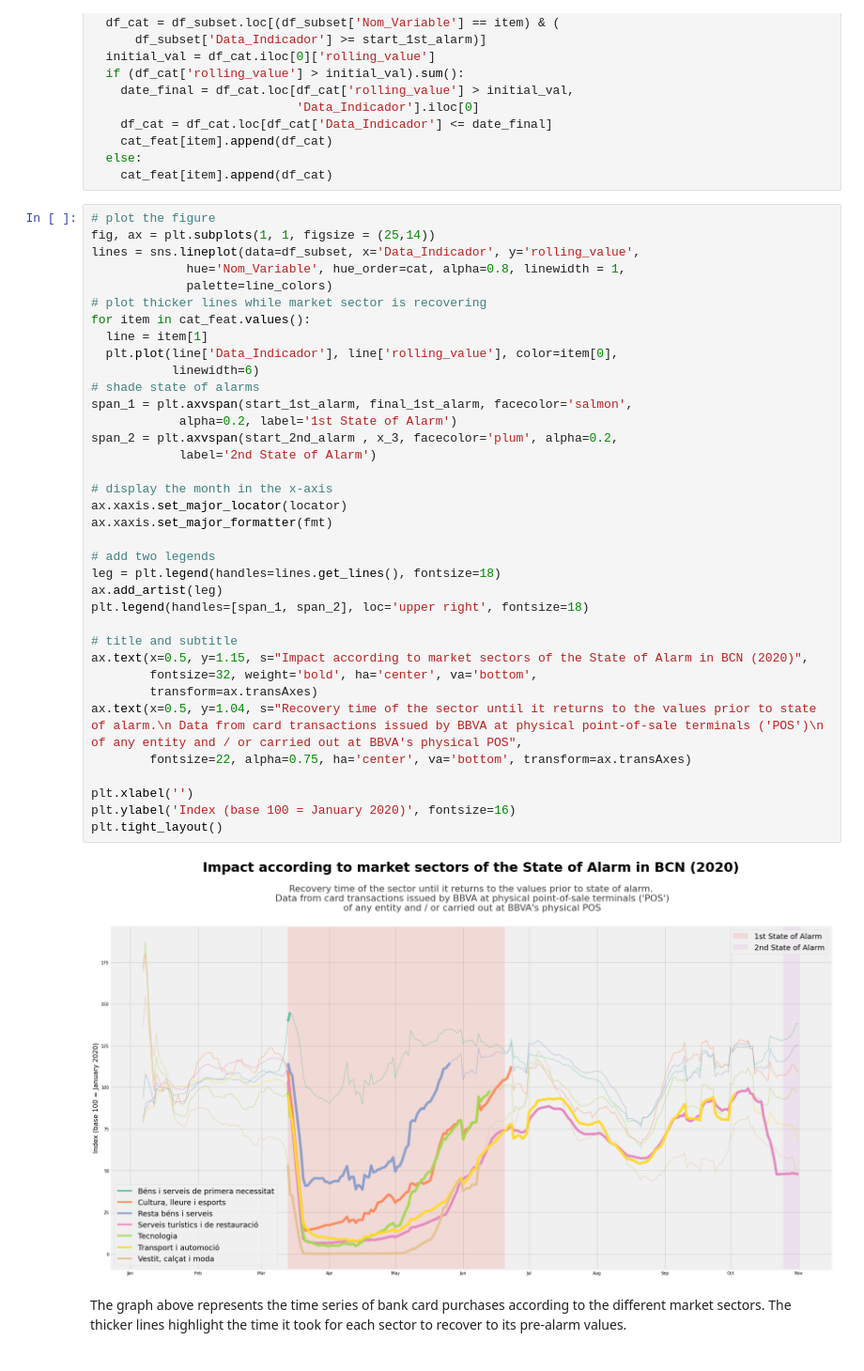
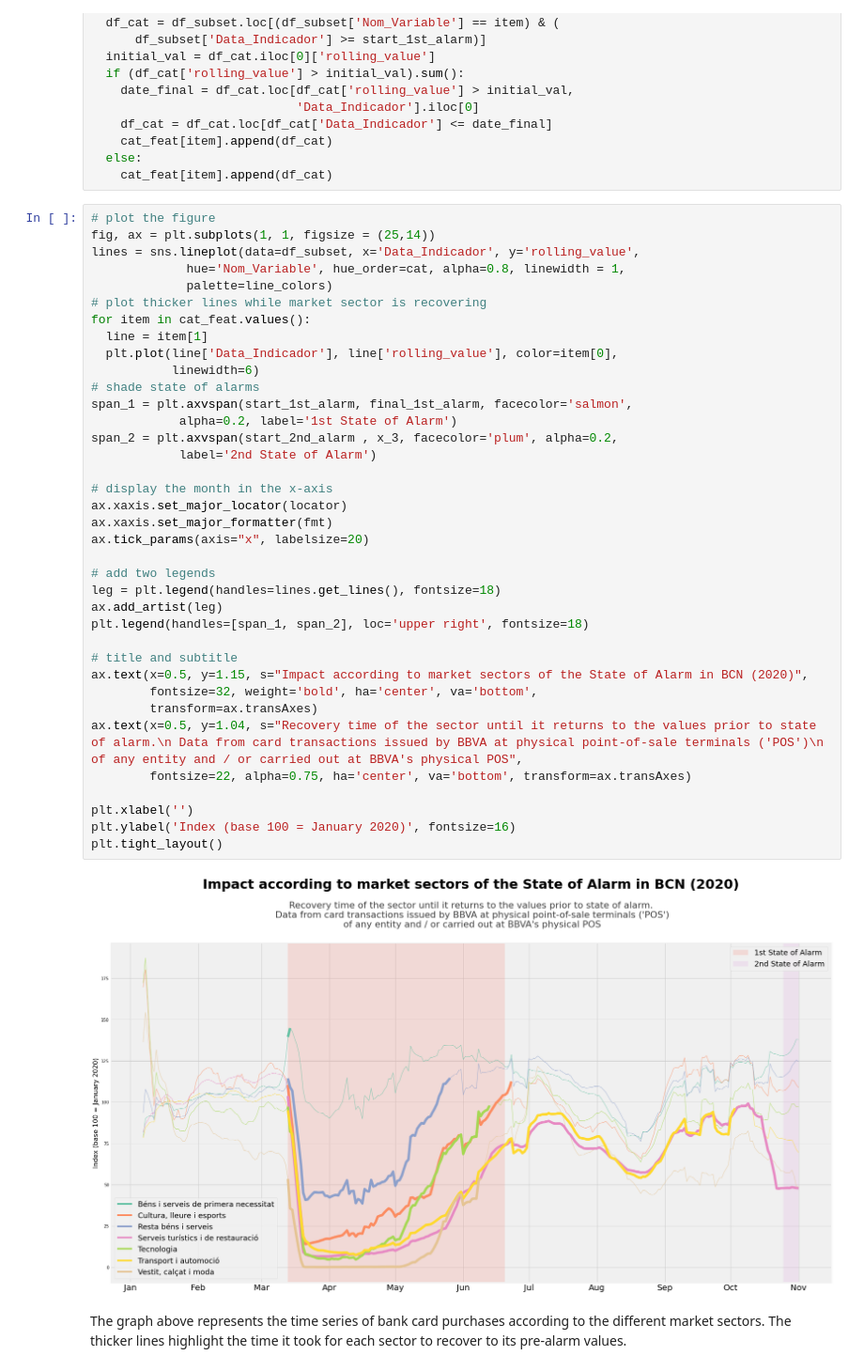
Before and after one commit to Albert-GM/datascience_notebooks, a Jupyter notebook: card_transacions_covid.ipynb, the cells around one changed output. Shown: that part at 94% size. Drawn from its saved outputs; the diff is of its cells as text.

```diff
--- a/card_transacions_covid.ipynb
+++ b/card_transacions_covid.ipynb
@@ -238,34 +239,35 @@ lines = sns.lineplot(data=df_subset, x='Data_Indicador', y='rolling_value',
 for item in cat_feat.values():
   line = item[1]
   plt.plot(line['Data_Indicador'], line['rolling_value'], color=item[0],
            linewidth=6)
 # shade state of alarms
 span_1 = plt.axvspan(start_1st_alarm, final_1st_alarm, facecolor='salmon',
             alpha=0.2, label='1st State of Alarm')
 span_2 = plt.axvspan(start_2nd_alarm , x_3, facecolor='plum', alpha=0.2,
             label='2nd State of Alarm')
 
 # display the month in the x-axis
 ax.xaxis.set_major_locator(locator)
 ax.xaxis.set_major_formatter(fmt)
+ax.tick_params(axis="x", labelsize=20)
 
 # add two legends
 leg = plt.legend(handles=lines.get_lines(), fontsize=18)
 ax.add_artist(leg)
 plt.legend(handles=[span_1, span_2], loc='upper right', fontsize=18)
 
 # title and subtitle
 ax.text(x=0.5, y=1.15, s="Impact according to market sectors of the State of Alarm in BCN (2020)",
         fontsize=32, weight='bold', ha='center', va='bottom',
         transform=ax.transAxes)
 ax.text(x=0.5, y=1.04, s="Recovery time of the sector until it returns to the values prior to state of alarm.\n Data from card transactions issued by BBVA at physical point-of-sale terminals ('POS')\n of any entity and / or carried out at BBVA's physical POS",
         fontsize=22, alpha=0.75, ha='center', va='bottom', transform=ax.transAxes)
 
 plt.xlabel('')
 plt.ylabel('Index (base 100 = January 2020)', fontsize=16)
 plt.tight_layout()
 # %% [output]
-[figure, old version]
+[figure, new version]
 # %% [markdown]
 The graph above represents the time series of bank card purchases according to the different market sectors. The thicker lines highlight the time it took for each sector to recover to its pre-alarm values.
 # %% [markdown]
```
Also changed, not shown: parts of 2 cells of this notebook.
